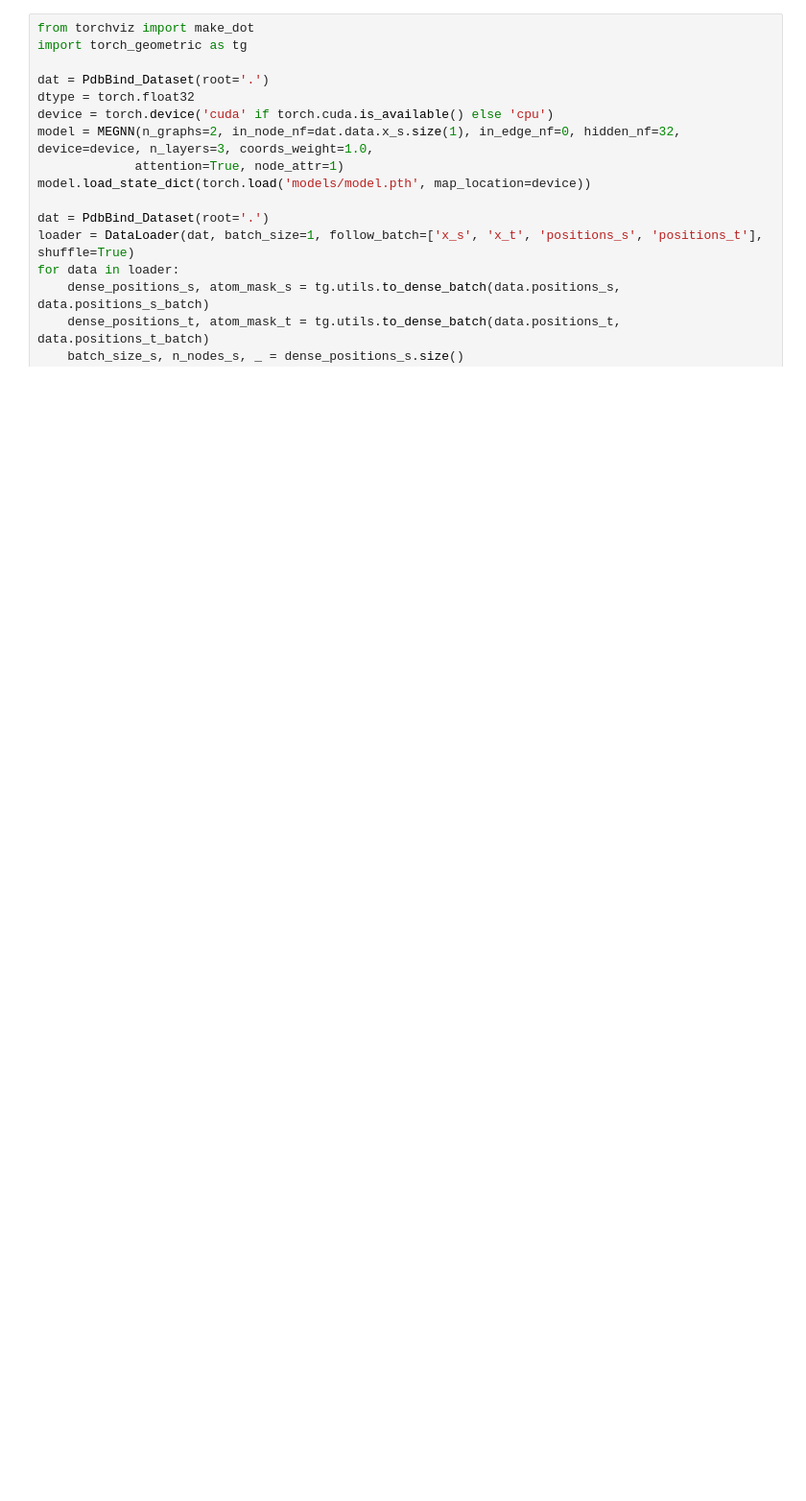
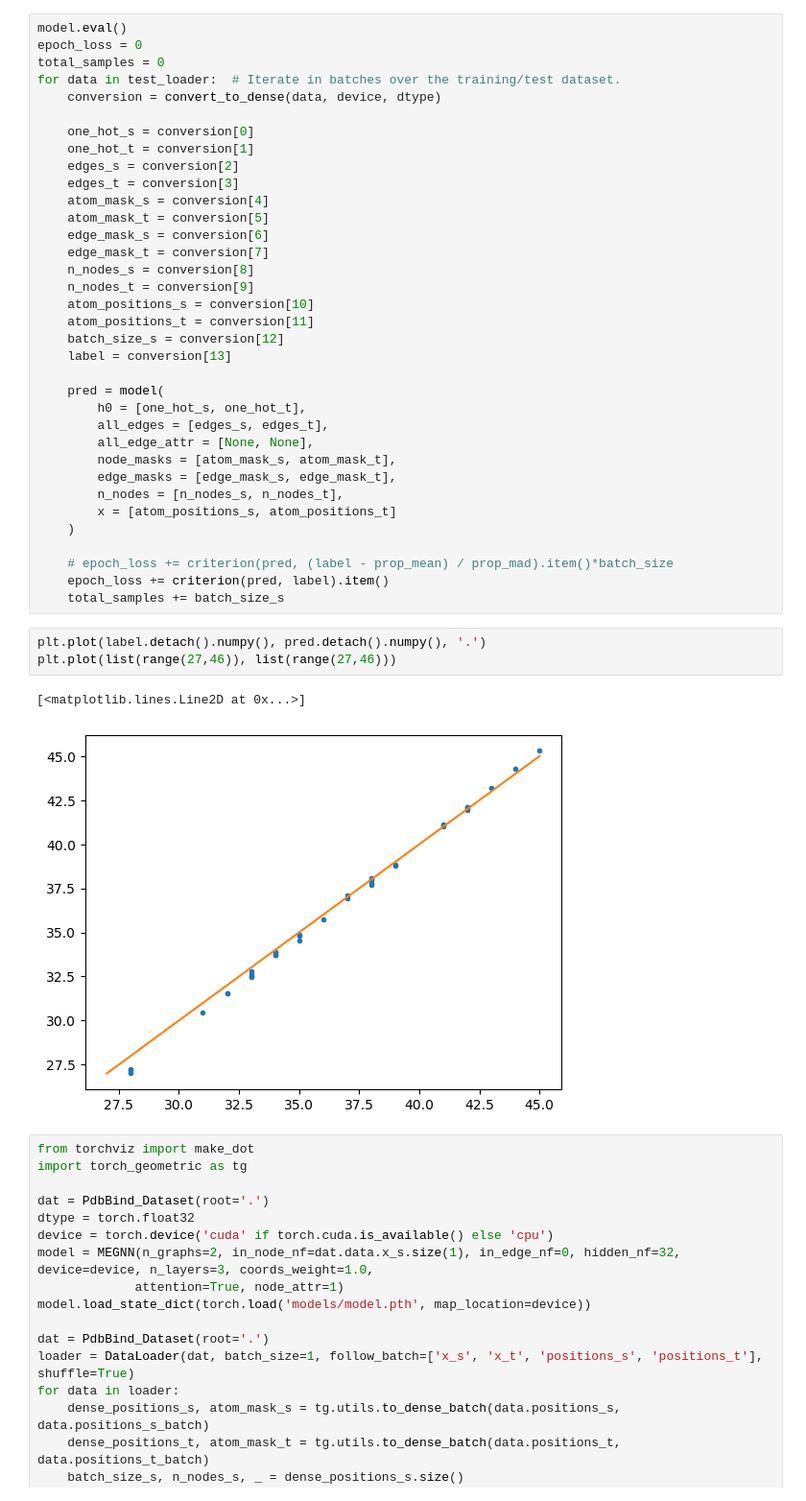
Before and after one commit to kierannp/megnn, a Jupyter notebook: notebooks/WIP.ipynb, the cells around one changed output. Shown at 96% size. Saved outputs shown, nothing was run; the diff lists cells and outputs as text; blank space fills up the shorter version.

```diff
--- a/notebooks/WIP.ipynb
+++ b/notebooks/WIP.ipynb
@@ -27,3 +72,44 @@ Warning: importing 'simtk.openmm' is deprecated.  Import 'openmm' instead.
+# %%
+model.eval()
+epoch_loss = 0
+total_samples = 0
+for data in test_loader:  # Iterate in batches over the training/test dataset.
+    conversion = convert_to_dense(data, device, dtype)
+
+    one_hot_s = conversion[0]
+    one_hot_t = conversion[1]
+    edges_s = conversion[2]
+    edges_t = conversion[3]
+    atom_mask_s = conversion[4]
+    atom_mask_t = conversion[5]
+    edge_mask_s = conversion[6]
+    edge_mask_t = conversion[7]
+    n_nodes_s = conversion[8]
+    n_nodes_t = conversion[9]
+    atom_positions_s = conversion[10]
+    atom_positions_t = conversion[11]
+    batch_size_s = conversion[12]
+    label = conversion[13]
+
+    pred = model(
+        h0 = [one_hot_s, one_hot_t],
+        all_edges = [edges_s, edges_t],
+        all_edge_attr = [None, None],
+        node_masks = [atom_mask_s, atom_mask_t],
+        edge_masks = [edge_mask_s, edge_mask_t],
+        n_nodes = [n_nodes_s, n_nodes_t],
+        x = [atom_positions_s, atom_positions_t]
+    )
+
+    # epoch_loss += criterion(pred, (label - prop_mean) / prop_mad).item()*batch_size
+    epoch_loss += criterion(pred, label).item()
+    total_samples += batch_size_s
+# %%
+plt.plot(label.detach().numpy(), pred.detach().numpy(), '.')
+plt.plot(list(range(27,46)), list(range(27,46)))
+# %% [output]
+[<matplotlib.lines.Line2D at 0x...>]
+[figure, added]
 # %%
 from torchviz import make_dot
 import torch_geometric as tg
```
Also changed, not shown: parts of 2 cells of this notebook, 2 other files.
